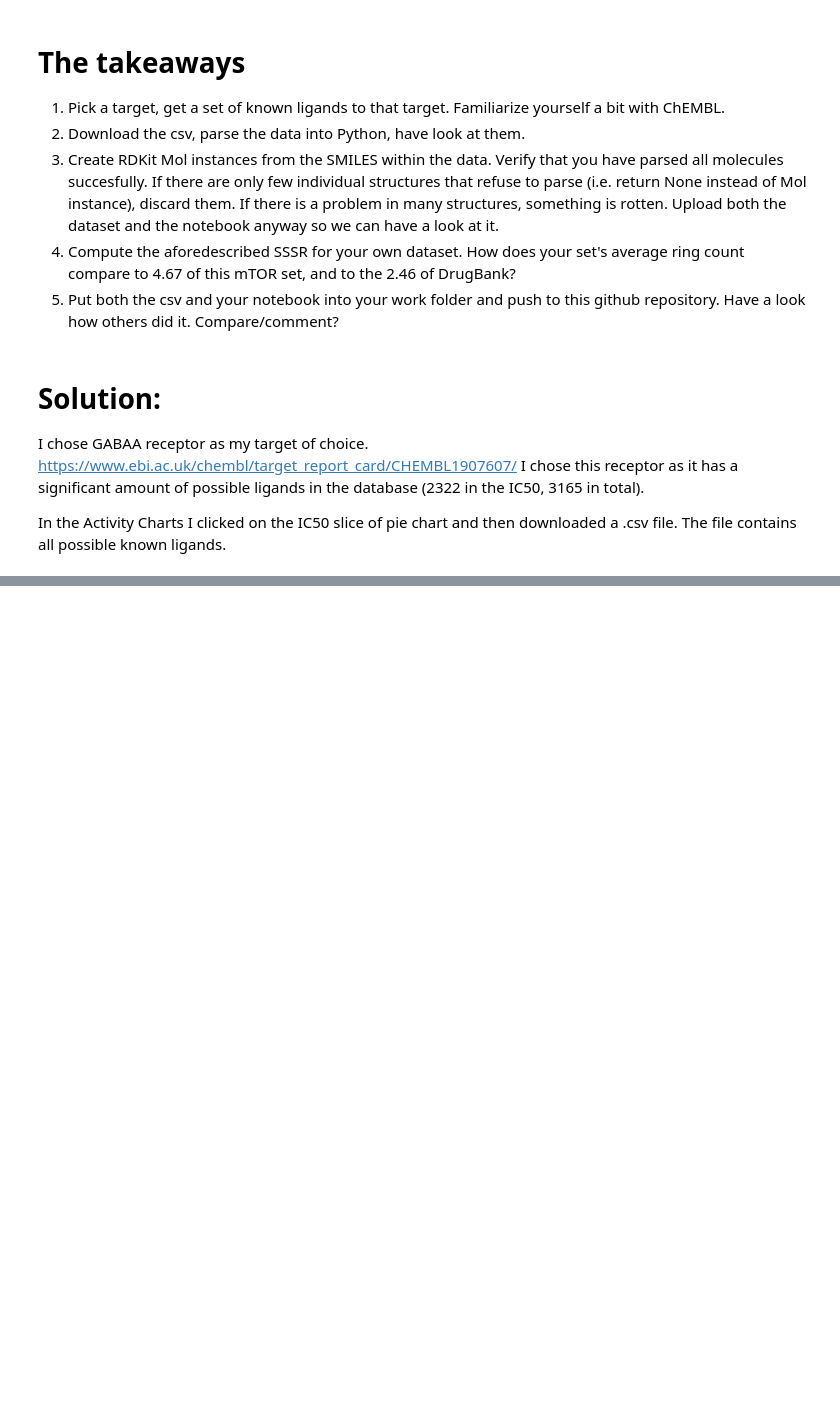
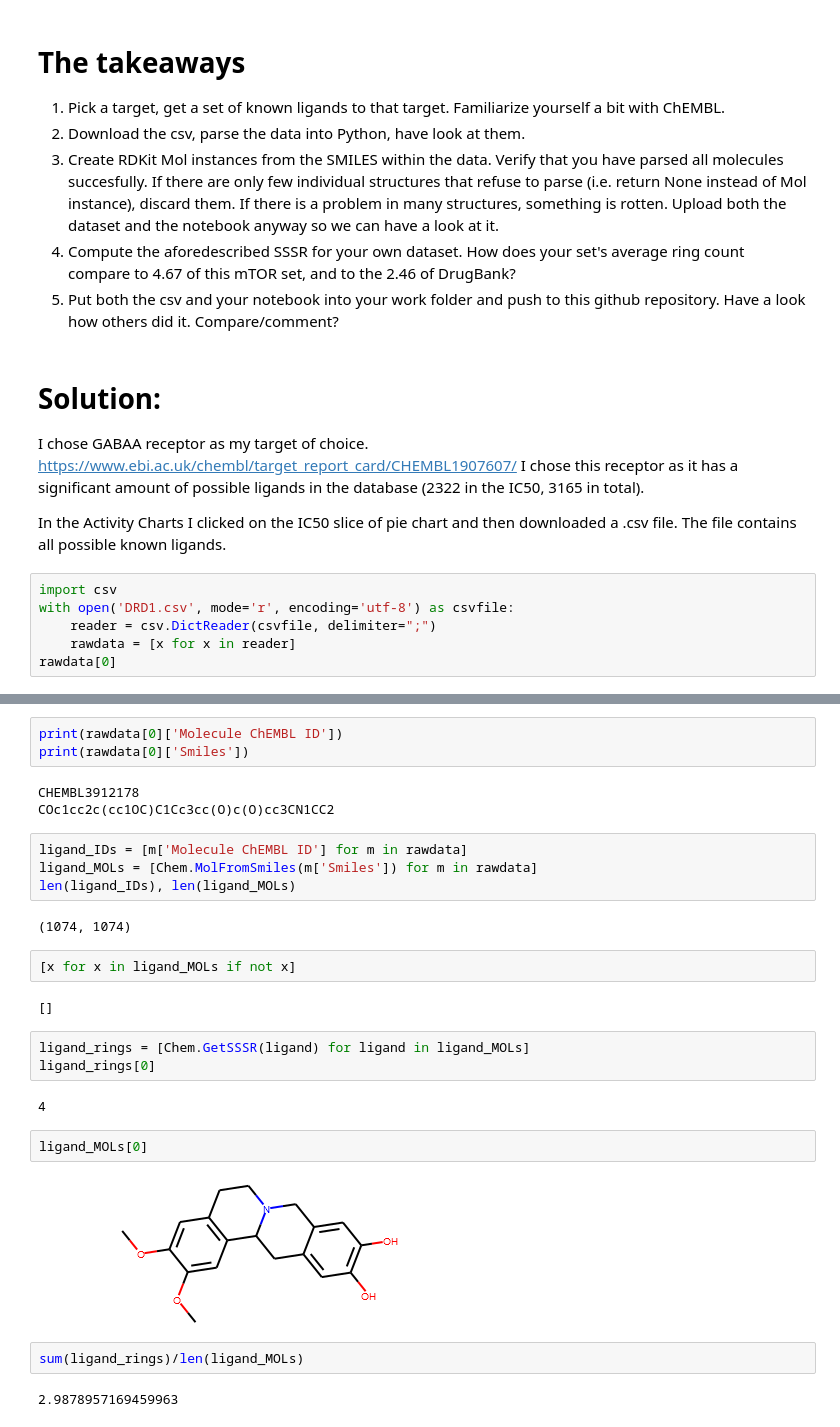
Before and after one commit to lich-uct/cdd2021, a Jupyter notebook: lieberze/02_preparing_ligand_set.ipynb, the cells around one changed output, grey strips where cells are left out. Drawn from its saved outputs; the diff is of its cells as text; blank space fills up the shorter version.

```diff
--- a/lieberze/02_preparing_ligand_set.ipynb
+++ b/lieberze/02_preparing_ligand_set.ipynb
@@ -98,3 +100,9 @@ sum(ligand_rings)/len(ligand_mols)
 I chose GABAA receptor as my target of choice. https://www.ebi.ac.uk/chembl/target_report_card/CHEMBL1907607/ I chose this receptor as it has a significant amount of possible ligands in the database (2322 in the IC50, 3165 in total).
 
 In the Activity Charts I clicked on the IC50 slice of pie chart and then downloaded a .csv file. The file contains all possible known ligands.
+# %%
+import csv
+with open('DRD1.csv', mode='r', encoding='utf-8') as csvfile:
+    reader = csv.DictReader(csvfile, delimiter=";")
+    rawdata = [x for x in reader]
+rawdata[0]
@@ -100,0 +127,29 @@ In the Activity Charts I clicked on the IC50 slice of pie chart and then downloa
+# %%
+print(rawdata[0]['Molecule ChEMBL ID'])
+print(rawdata[0]['Smiles'])
+# %% [output]
+CHEMBL3912178
+COc1cc2c(cc1OC)C1Cc3cc(O)c(O)cc3CN1CC2
+# %%
+ligand_IDs = [m['Molecule ChEMBL ID'] for m in rawdata]
+ligand_MOLs = [Chem.MolFromSmiles(m['Smiles']) for m in rawdata]
+len(ligand_IDs), len(ligand_MOLs)
+# %% [output]
+(1074, 1074)
+# %%
+[x for x in ligand_MOLs if not x]
+# %% [output]
+[]
+# %%
+ligand_rings = [Chem.GetSSSR(ligand) for ligand in ligand_MOLs]
+ligand_rings[0]
+# %% [output]
+4
+# %%
+ligand_MOLs[0]
+# %% [output]
+[figure, added]
+# %%
+sum(ligand_rings)/len(ligand_MOLs)
+# %% [output]
+2.9878957169459963
```
Also changed, not shown: parts of 2 cells of this notebook.
